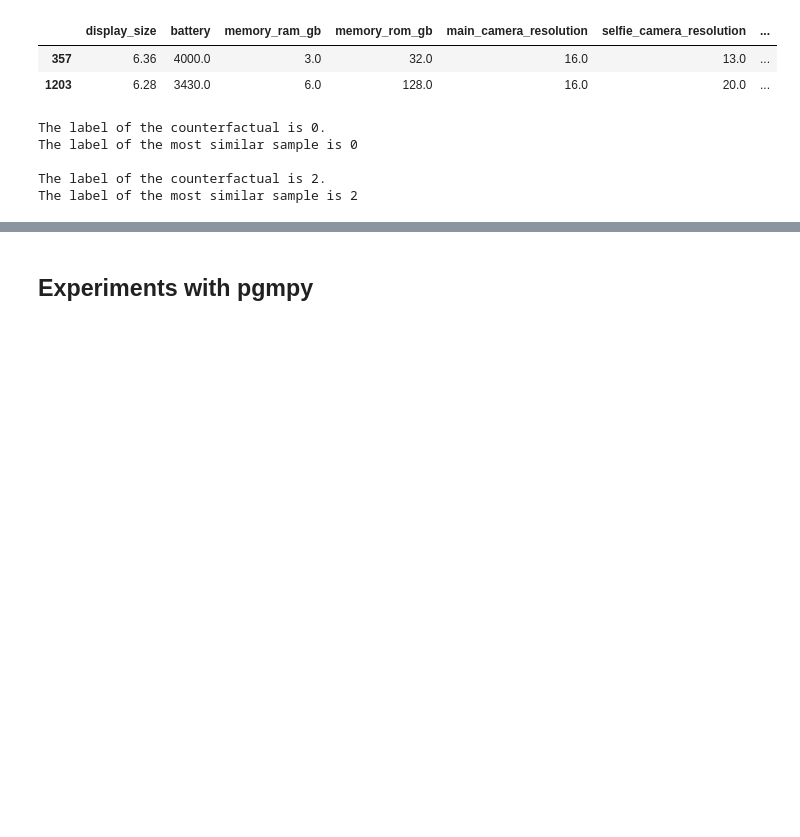
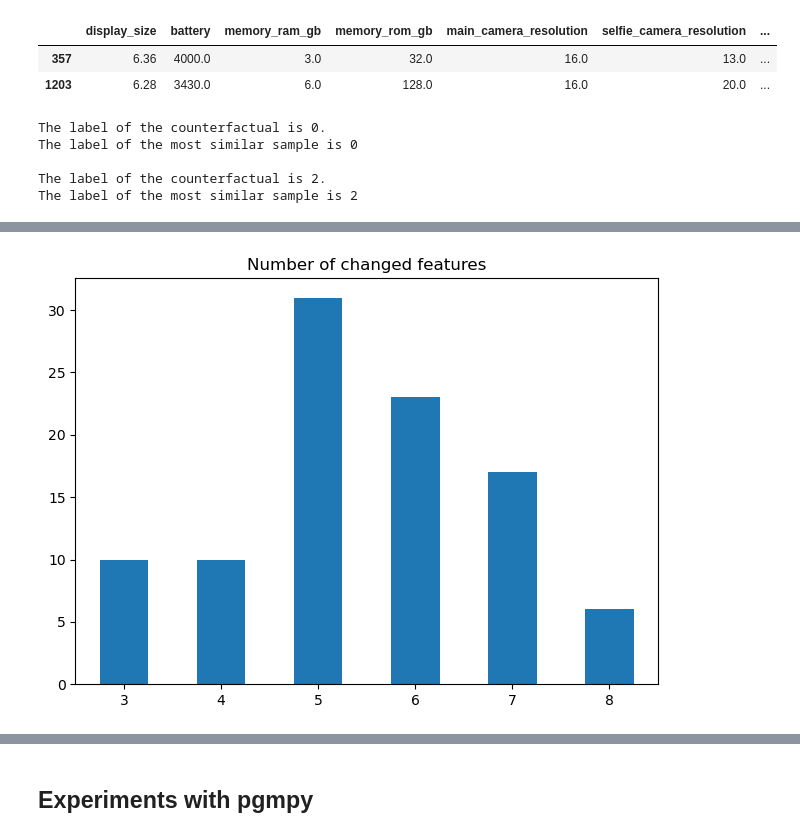
Before and after one commit to Valendrew/counterfactual-explanations, a Jupyter notebook: model_evaluation.ipynb, the cells around one changed output, grey strips where cells are left out. Saved outputs shown, nothing was run; the diff lists cells and outputs as text; code cells hidden in the pictures; blank space fills up the shorter version.

Commit message:
added wrongly predicted samples evaluation

```diff
--- a/model_evaluation.ipynb
+++ b/model_evaluation.ipynb
@@ -283,0 +436,4 @@ The label of the most similar sample is 2
+# %%
+df_cf_dice = pd.read_csv("data/counterfactual/wrong_cf_dice.csv", index_col=0)
+print(f"Number of samples in DiCE counterfactuals: {df_cf_dice.shape[0]}")
+df_cf_dice.head()
@@ -283,0 +448,2 @@ The label of the most similar sample is 2
+# %%
+merge_df_dice = util_evaluation.join_merge_columns(df_cf_dice, df_test_den, ["misc_price_min", "misc_price_max"])
@@ -283,0 +493,7 @@ The label of the most similar sample is 2
+# %%
+util_evaluation.plot_cfs_stats(
+    merge_df_dice, feature_columns, plot_mode="changed_feat",
+    plot_title="Number of changed features", split_ranges=False
+)
+# %% [output]
+[figure, added]
```
Also changed, not shown: parts of 28 cells of this notebook, 5 other files.
